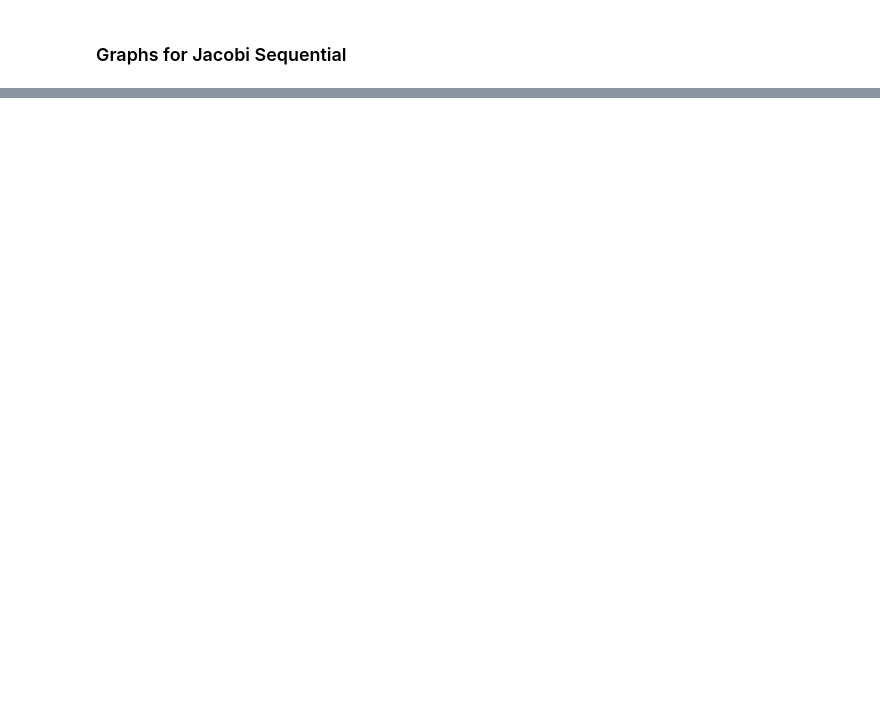
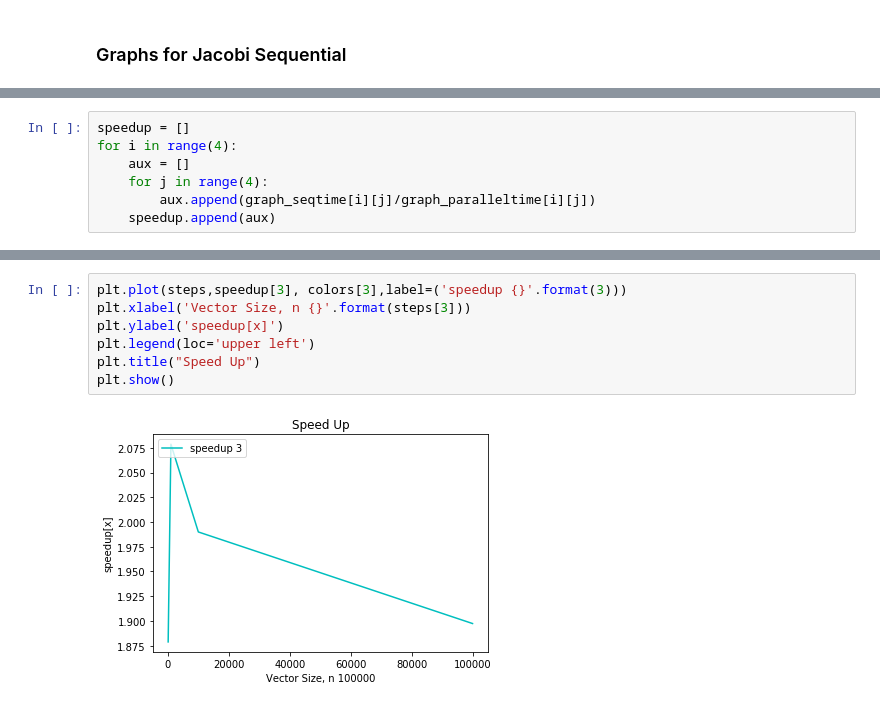
Before and after one commit to carlos4rias/HPC, a Jupyter notebook: Homeworks/Jacobi/graphs.ipynb, the cells around one changed output, grey strips where cells are left out. Drawn from its saved outputs; the diff is of its cells as text; blank space fills up the shorter version.

```diff
--- a/Homeworks/Jacobi/graphs.ipynb
+++ b/Homeworks/Jacobi/graphs.ipynb
@@ -258,0 +228,7 @@ for i in range(4):
+# %%
+speedup = []
+for i in range(4):
+    aux = []
+    for j in range(4):
+        aux.append(graph_seqtime[i][j]/graph_paralleltime[i][j])
+    speedup.append(aux)
@@ -258,0 +254,9 @@ for i in range(4):
+# %%
+plt.plot(steps,speedup[3], colors[3],label=('speedup {}'.format(3)))
+plt.xlabel('Vector Size, n {}'.format(steps[3]))
+plt.ylabel('speedup[x]')
+plt.legend(loc='upper left')
+plt.title("Speed Up")
+plt.show()
+# %% [output]
+[figure, added]
```
Also changed, not shown: parts of 13 cells of this notebook, 1 other file.
